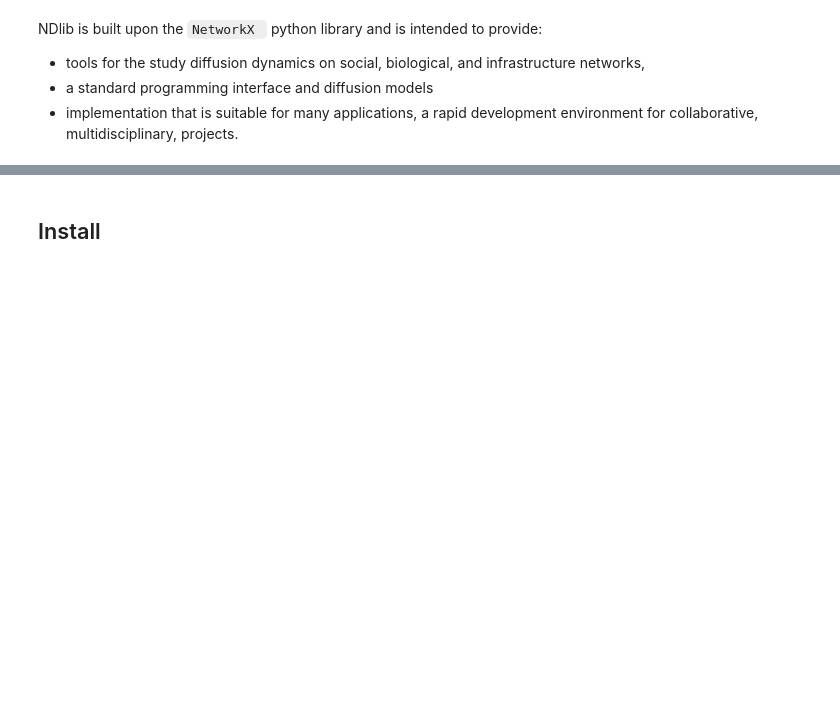
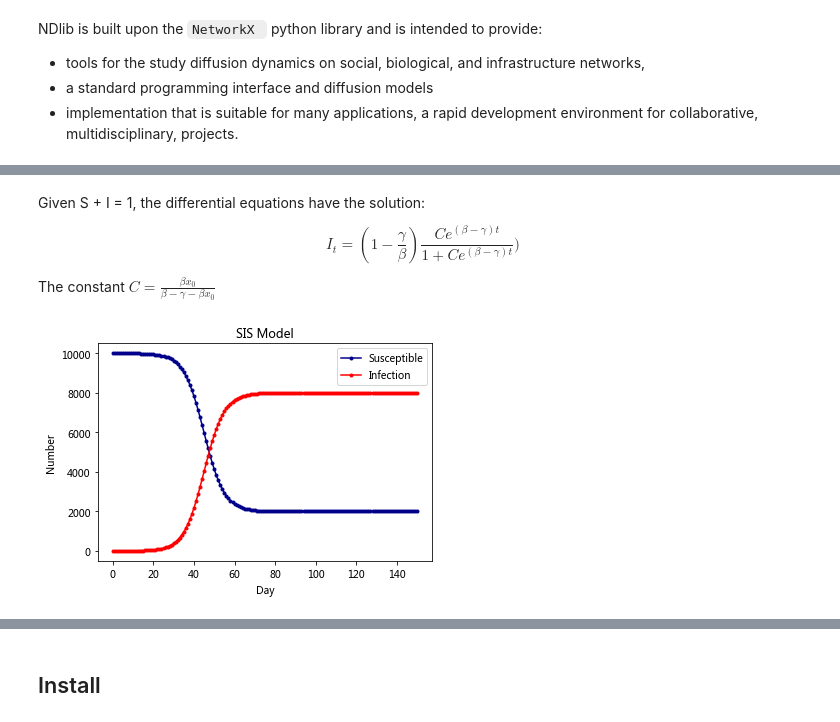
Before and after one commit to SocratesClub/css, a Jupyter notebook: notebook/04.02.network_diffusion.ipynb, the cells around one changed output, grey strips where cells are left out. Cells and saved outputs as stored; diff of their text form; code cells hidden in the pictures; blank space fills up the shorter version.

```diff
--- a/notebook/04.02.network_diffusion.ipynb
+++ b/notebook/04.02.network_diffusion.ipynb
@@ -18,0 +91,44 @@ a rapid development environment for collaborative, multidisciplinary, projects.
+# %% [markdown]
+Given S + I = 1, the differential equations have the solution:
+
+$$I_t = (1- \frac{\gamma}{\beta})\frac{C e^{(\beta-\gamma)t}}{1+C e^{(\beta-\gamma)t}})$$
+
+The constant $C = \frac{\beta x_0}{\beta - \gamma - \beta x_0}$
+# %%
+# N为人群总数
+N = 10000
+# β为传染率系数
+beta = 0.25
+# gamma为恢复率系数
+gamma = 0.05
+# I_0为感染者的初始人数
+I_0 = 1
+# S_0为易感者的初始人数
+S_0 = N - I_0
+# T为传播时间
+T = 150
+
+# INI为初始状态下的数组
+INI = (S_0,I_0)
+# %%
+def funcSIS(inivalue,_):
+    Y = np.zeros(2)
+    X = inivalue
+    # 易感个体变化
+    Y[0] = - (beta * X[0]) / N * X[1] + gamma * X[1]
+    # 感染个体变化
+    Y[1] = (beta * X[0] * X[1]) / N - gamma * X[1]
+    return Y
+
+T_range = np.arange(0,T + 1)
+RES = spi.odeint(funcSIS,INI,T_range)
+# %%
+plt.plot(RES[:,0],color = 'darkblue',label = 'Susceptible',marker = '.')
+plt.plot(RES[:,1],color = 'red',label = 'Infection',marker = '.')
+plt.title('SIS Model')
+plt.legend()
+plt.xlabel('Day')
+plt.ylabel('Number')
+plt.show()
+# %% [output]
+[figure, added]
```
Also changed, not shown: parts of 31 cells of this notebook, 19 other files.
